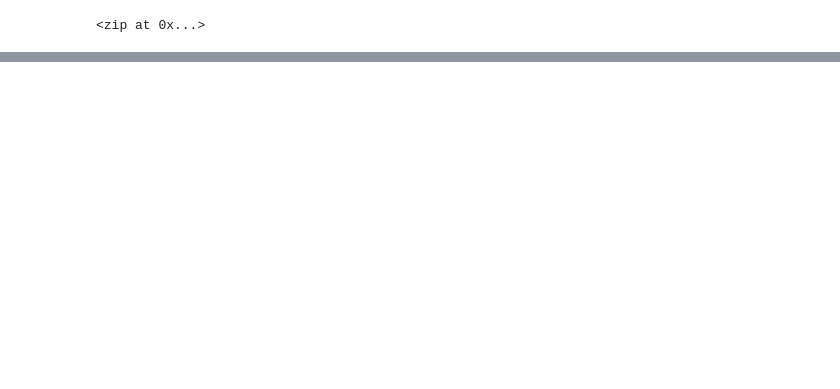
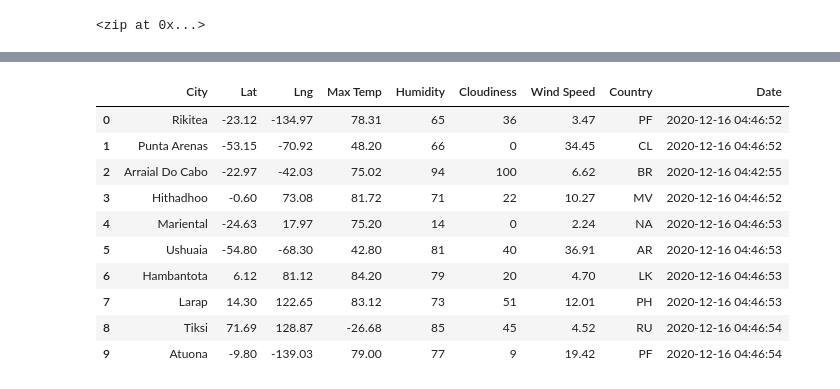
Before and after one commit to Eric0rtega/World_Weather_Analysis, a Jupyter notebook: WeatherPy.ipynb, the cells around one changed output, grey strips where cells are left out. Saved outputs shown, nothing was run; the diff lists cells and outputs as text; code cells hidden in the pictures; blank space fills up the shorter version.

```diff
--- a/WeatherPy.ipynb
+++ b/WeatherPy.ipynb
@@ -33,0 +43,4 @@ len(cities)
+# %%
+# Starting URL for Weather Map API Call.
+url = "http://api.openweathermap.org/data/2.5/weather?units=Imperial&APPID=" + weather_api_key
+print(url)
@@ -33,0 +49,10 @@ len(cities)
+# %%
+# Create an endpoint URL for a city.
+city_url = url + "&q=" + "Bston"
+city_weather = requests.get(city_url)
+if city_weather.json():
+    print(f"City Weather found.")
+else:
+    print(f"City weather not found.")
+
+city_weather.json()
@@ -33,0 +140,16 @@ len(cities)
+# %%
+# Convert the array of dictionaries to a Pandas DataFrame.
+city_data_df = pd.DataFrame(city_data)
+city_data_df.head(10)
+# %% [output]
+|  | City | Lat | Lng | Max Temp | Humidity | Cloudiness | Wind Speed | Country | Date |
+| 0 | Rikitea | -23.12 | -134.97 | 78.31 | 65 | 36 | 3.47 | PF | 2020-12-16 04:46:52 |
+| 1 | Punta Arenas | -53.15 | -70.92 | 48.20 | 66 | 0 | 34.45 | CL | 2020-12-16 04:46:52 |
+| 2 | Arraial Do Cabo | -22.97 | -42.03 | 75.02 | 94 | 100 | 6.62 | BR | 2020-12-16 04:42:55 |
+| 3 | Hithadhoo | -0.60 | 73.08 | 81.72 | 71 | 22 | 10.27 | MV | 2020-12-16 04:46:52 |
+| 4 | Mariental | -24.63 | 17.97 | 75.20 | 14 | 0 | 2.24 | NA | 2020-12-16 04:46:53 |
+| 5 | Ushuaia | -54.80 | -68.30 | 42.80 | 81 | 40 | 36.91 | AR | 2020-12-16 04:46:53 |
+| 6 | Hambantota | 6.12 | 81.12 | 84.20 | 79 | 20 | 4.70 | LK | 2020-12-16 04:46:53 |
+| 7 | Larap | 14.30 | 122.65 | 83.12 | 73 | 51 | 12.01 | PH | 2020-12-16 04:46:53 |
+| 8 | Tiksi | 71.69 | 128.87 | -26.68 | 85 | 45 | 4.52 | RU | 2020-12-16 04:46:54 |
+| 9 | Atuona | -9.80 | -139.03 | 79.00 | 77 | 9 | 19.42 | PF | 2020-12-16 04:46:54 |
```
Also changed, not shown: parts of 8 cells of this notebook, 4 other files.
